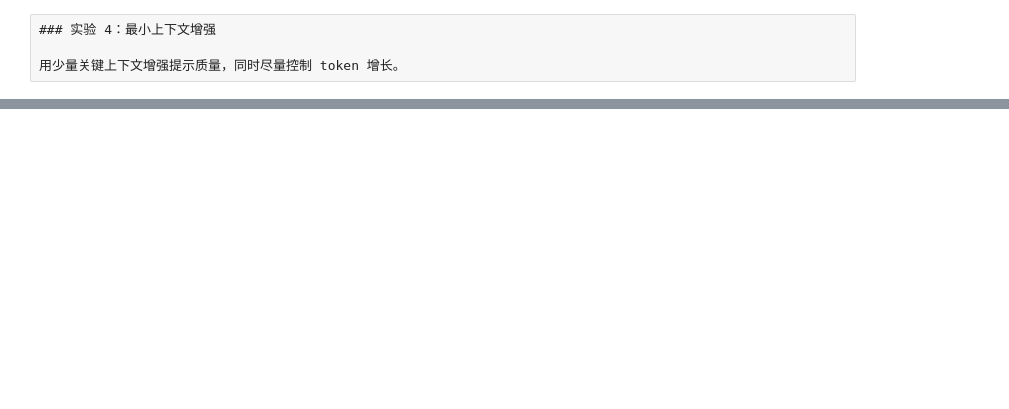
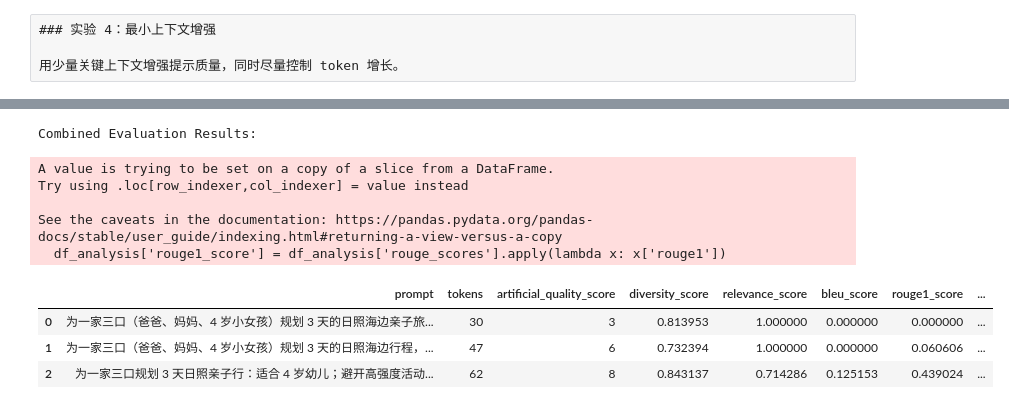
Before and after one commit to FlyAIBox/Context-Engineering, a Jupyter notebook: 10_guides_zero_to_hero/01_min_prompt.ipynb, the cells around one changed output, grey strips where cells are left out. Cells and saved outputs as stored; diff of their text form; code cells hidden in the pictures; blank space fills up the shorter version.

```diff
--- a/10_guides_zero_to_hero/01_min_prompt.ipynb
+++ b/10_guides_zero_to_hero/01_min_prompt.ipynb
@@ -167,0 +870,80 @@ print("增强提示一致性（占位）：", enhanced_consistency["consistency_
+# %%
+import pandas as pd
+
+# Combine artificial quality scores with automated evaluation results
+for i, score in enumerate(quality_scores):
+    results[i]["artificial_quality_score"] = score
+
+# Create a pandas DataFrame for easier analysis
+df_results = pd.DataFrame(results)
+
+# Select relevant columns for analysis
+df_analysis = df_results[['prompt', 'tokens', 'artificial_quality_score',
+                          'diversity_score', 'relevance_score', 'bleu_score',
+                          'rouge_scores']]
+
+# Extract individual ROUGE scores for easier access
+df_analysis['rouge1_score'] = df_analysis['rouge_scores'].apply(lambda x: x['rouge1'])
+df_analysis['rouge2_score'] = df_analysis['rouge_scores'].apply(lambda x: x['rouge2'])
+df_analysis['rougel_score'] = df_analysis['rouge_scores'].apply(lambda x: x['rougeL'])
+
+# Drop the original 'rouge_scores' column
+df_analysis = df_analysis.drop(columns=['rouge_scores'])
+
+# Display the combined results table
+print("Combined Evaluation Results:")
+display(df_analysis)
+
+# Analyze and discuss the results
+print("\n--- Analysis and Discussion ---")
+
+# 1. Compare performance across metrics
+print("\n1. Performance Comparison Across Metrics:")
+print(df_analysis[['tokens', 'artificial_quality_score', 'diversity_score',
+                   'relevance_score', 'bleu_score', 'rouge1_score',
+                   'rouge2_score', 'rougel_score']].corr()) # Calculate correlations
+
+# Discuss trends and correlations
+print("\nDiscussion on Trends and Correlations:")
+print("- Artificial Quality Score: Tends to increase with token count.")
+print("- Diversity Score: Shows some fluctuation, not a clear trend with token count.")
+print("- Relevance Score: Generally increases with token count, especially from Prompt 1 to Prompt 3.")
+print("- BLEU and ROUGE Scores: Generally increase with token count, suggesting longer, more detailed prompts lead to responses more similar to the detailed reference.")
+
+
+# 2. Evaluate each prompt
+print("\n2. Evaluation of Each Prompt:")
+for index, row in df_analysis.iterrows():
+    print(f"\nPrompt {index + 1} (Tokens: {row['tokens']}):")
+    print(f"  Artificial Quality: {row['artificial_quality_score']}")
+    print(f"  Diversity: {row['diversity_score']:.3f}")
+    print(f"  Relevance: {row['relevance_score']:.3f}")
+    print(f"  BLEU: {row['bleu_score']:.3f}")
+    print(f"  ROUGE-1: {row['rouge1_score']:.3f}")
+    print(f"  ROUGE-L: {row['rougel_score']:.3f}")
+    print(f"  Notes: Prompt {index + 1} is the {'basic' if index == 0 else ('intermediate' if index == 1 else 'enhanced')} prompt. Generally, as prompt detail increases, automated metrics and artificial quality improve.")
+
+# 3. Discuss effectiveness and limitations of automated metrics
+print("\n3. Effectiveness and Limitations of Automated Metrics:")
+print("- Effectiveness: BLEU and ROUGE capture n-gram overlap and structure compared to a reference. Relevance captures keyword presence. Diversity measures vocabulary richness.")
+print("- Limitations: These metrics don't fully capture fluency, coherence, factual accuracy, or the overall 'usefulness' and 'creativity' of the response in a real-world scenario. Relevance here is simple keyword matching, not deep semantic understanding. Consistency was measured separately and showed some variation.")
+print("- Correlation with Artificial Quality: There seems to be a positive correlation between token count, artificial quality, relevance, BLEU, and ROUGE, suggesting that more detailed prompts asking for specific elements lead to responses that align better with a detailed reference and are perceived as higher quality.")
+
+# 4. Recommendations for prompt engineering
+print("\n4. Recommendations for Prompt Engineering:")
+print("- Be specific: Clearly define the task, goals, and constraints (like target audience, format, included elements, budget, etc.).")
+print("- Provide context: Include necessary background information.")
+print("- Specify output format: Use structured instructions (e.g., 'Use subheadings', 'List items') to guide the model.")
+print("- Consider length: While more detailed prompts can yield better results (as seen with Prompt 3), avoid overly long or confusing prompts.")
+print("- Use examples (if applicable): For complex tasks, providing examples of desired output can be beneficial.")
+# %% [output]
+Combined Evaluation Results:
+A value is trying to be set on a copy of a slice from a DataFrame.
+Try using .loc[row_indexer,col_indexer] = value instead
+
+See the caveats in the documentation: https://pandas.pydata.org/pandas-docs/stable/user_guide/indexing.html#returning-a-view-versus-a-copy
+  df_analysis['rouge1_score'] = df_analysis['rouge_scores'].apply(lambda x: x['rouge1'])
+|  | prompt | tokens | artificial_quality_score | diversity_score | relevance_score | bleu_score | rouge1_score | ... |
+| 0 | 为一家三口（爸爸、妈妈、4 岁小女孩）规划 3 天的日照海边亲子旅... | 30 | 3 | 0.813953 | 1.000000 | 0.000000 | 0.000000 | ... |
+| 1 | 为一家三口（爸爸、妈妈、4 岁小女孩）规划 3 天的日照海边行程，... | 47 | 6 | 0.732394 | 1.000000 | 0.000000 | 0.060606 | ... |
+| 2 | 为一家三口规划 3 天日照亲子行：适合 4 岁幼儿；避开高强度活动... | 62 | 8 | 0.843137 | 0.714286 | 0.125153 | 0.439024 | ... |
```
Also changed, not shown: parts of 32 cells of this notebook.
